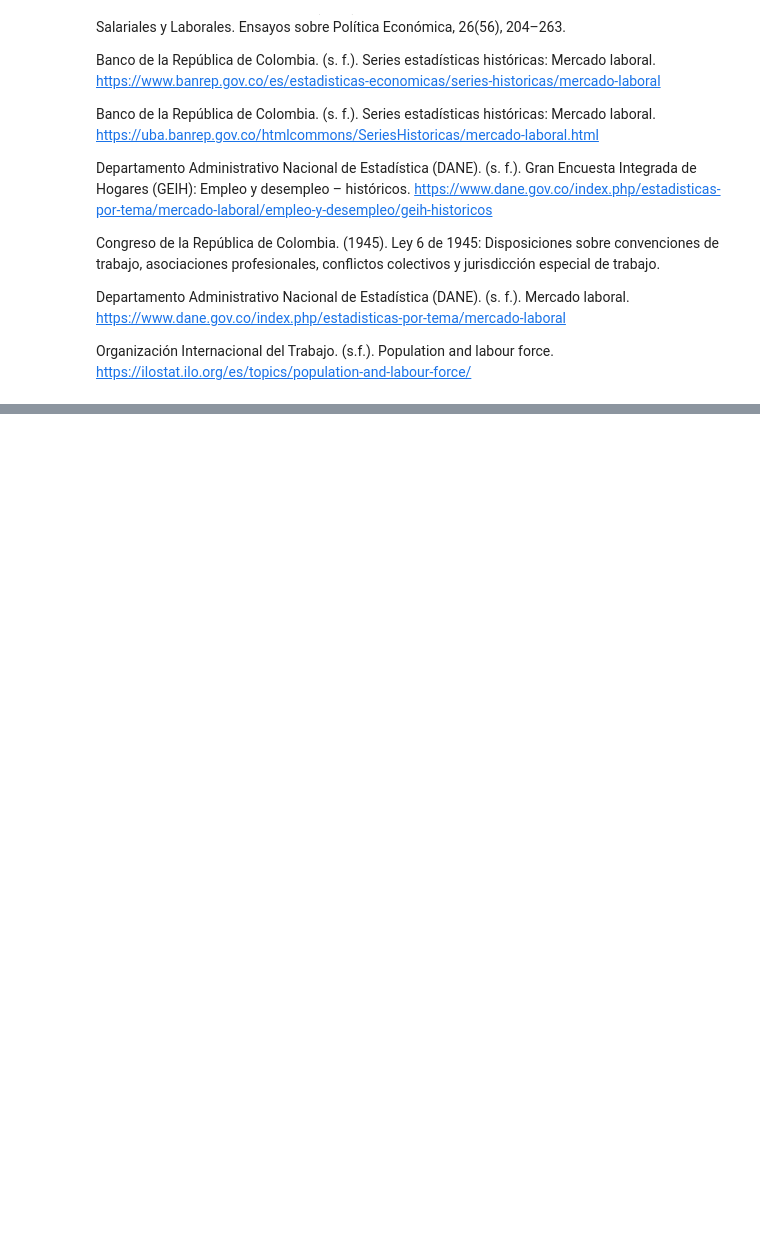
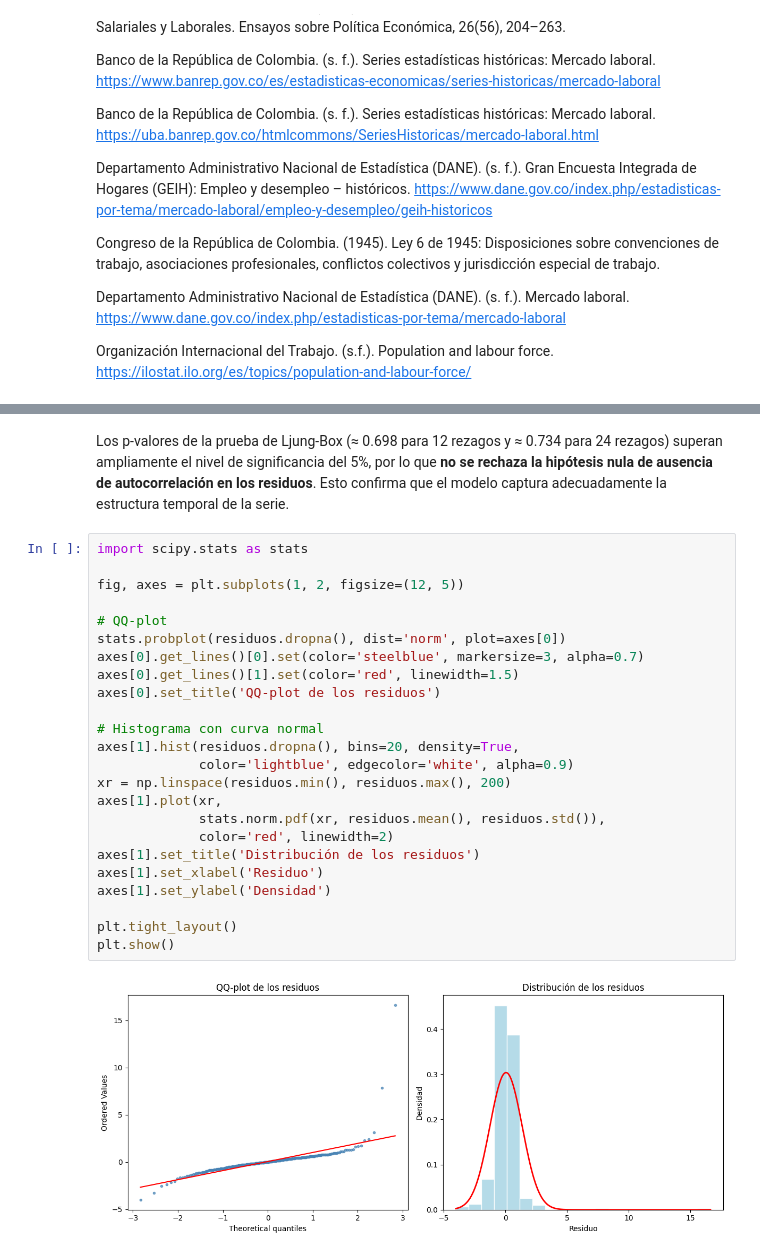
Before and after one commit to dev-boolean/book_py, a Jupyter notebook: _sources/MLC.ipynb, the cells around one changed output, grey strips where cells are left out. Drawn from its saved outputs; the diff is of its cells as text; blank space fills up the shorter version.

```diff
--- a/_sources/MLC.ipynb
+++ b/_sources/MLC.ipynb
@@ -741,0 +910,28 @@ Organización Internacional del Trabajo. (s.f.). Population and labour force. ht
+# %% [markdown]
+Los p-valores de la prueba de Ljung-Box (≈ 0.698 para 12 rezagos y ≈ 0.734 para 24 rezagos) superan ampliamente el nivel de significancia del 5%, por lo que **no se rechaza la hipótesis nula de ausencia de autocorrelación en los residuos**. Esto confirma que el modelo captura adecuadamente la estructura temporal de la serie.
+# %%
+import scipy.stats as stats
+
+fig, axes = plt.subplots(1, 2, figsize=(12, 5))
+
+# QQ-plot
+stats.probplot(residuos.dropna(), dist='norm', plot=axes[0])
+axes[0].get_lines()[0].set(color='steelblue', markersize=3, alpha=0.7)
+axes[0].get_lines()[1].set(color='red', linewidth=1.5)
+axes[0].set_title('QQ-plot de los residuos')
+
+# Histograma con curva normal
+axes[1].hist(residuos.dropna(), bins=20, density=True,
+             color='lightblue', edgecolor='white', alpha=0.9)
+xr = np.linspace(residuos.min(), residuos.max(), 200)
+axes[1].plot(xr,
+             stats.norm.pdf(xr, residuos.mean(), residuos.std()),
+             color='red', linewidth=2)
+axes[1].set_title('Distribución de los residuos')
+axes[1].set_xlabel('Residuo')
+axes[1].set_ylabel('Densidad')
+
+plt.tight_layout()
+plt.show()
+# %% [output]
+[figure, added]
```
Also changed, not shown: parts of 33 cells of this notebook, 6 other files.
